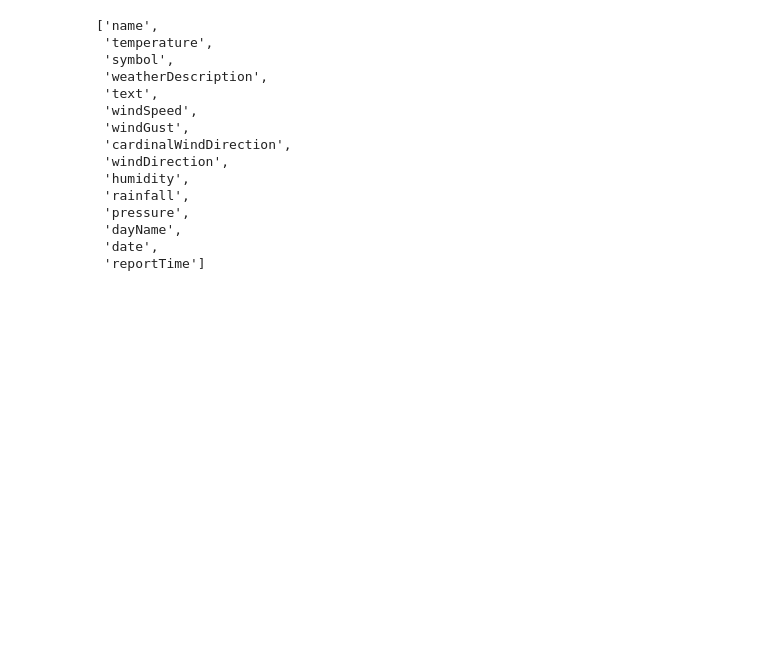
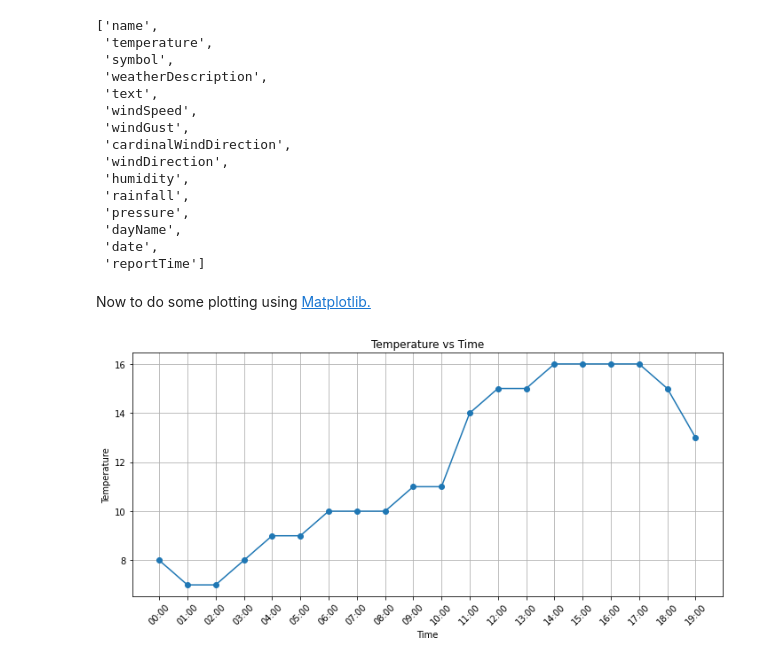
Before and after one commit to holmstead/computer_infrastructure, a Jupyter notebook: data/weather.ipynb, the cells around one changed output. Saved outputs shown, nothing was run; the diff lists cells and outputs as text; code cells hidden in the pictures; blank space fills up the shorter version.

Commit message:
add basic plot

```diff
--- a/data/weather.ipynb
+++ b/data/weather.ipynb
@@ -179,3 +179,28 @@ weather_df.columns.tolist()
  'dayName',
  'date',
  'reportTime']
+# %% [markdown]
+Now to do some plotting using [Matplotlib.](https://matplotlib.org/)
+# %%
+import matplotlib.pyplot as plt
+
+# Specify the columns to plot
+time_column = 'reportTime'
+temperature_column = 'temperature'
+
+# Set up the canvas
+fig, ax = plt.subplots(figsize=(10, 5))
+
+# create line plot
+ax.plot(weather_df[time_column], weather_df[temperature_column], marker='o', linestyle='-')
+
+# Decorate the plot
+ax.set_title('Temperature vs Time')
+ax.set_xlabel('Time')
+ax.set_ylabel('Temperature')
+ax.tick_params(axis='x', rotation=45)
+ax.grid()
+
+plt.tight_layout()
+# %% [output]
+[figure, added]
```
